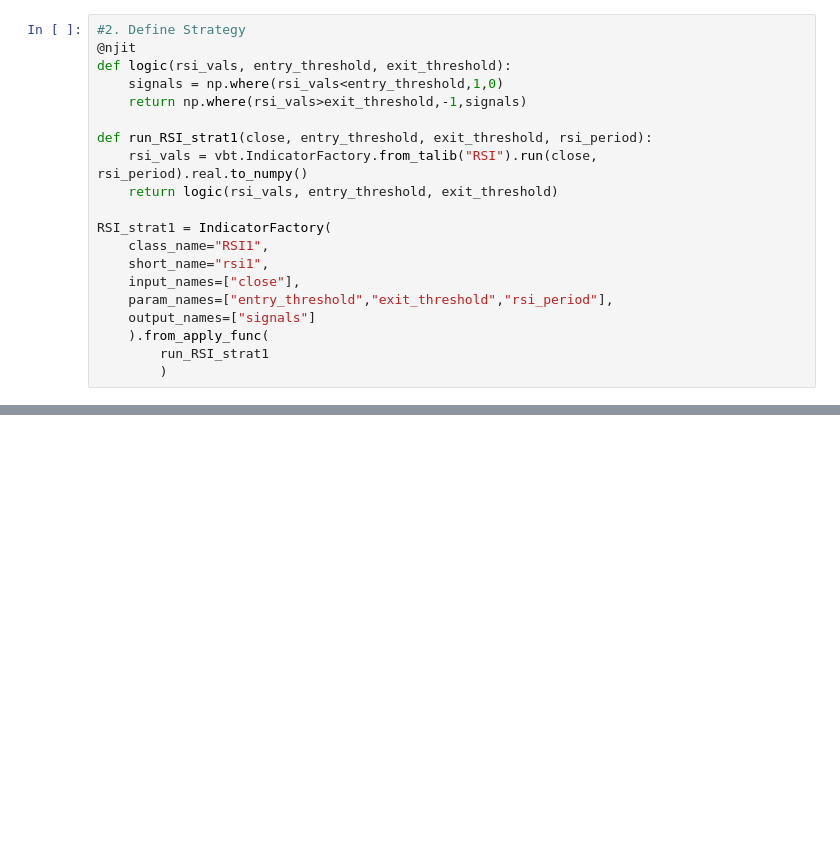
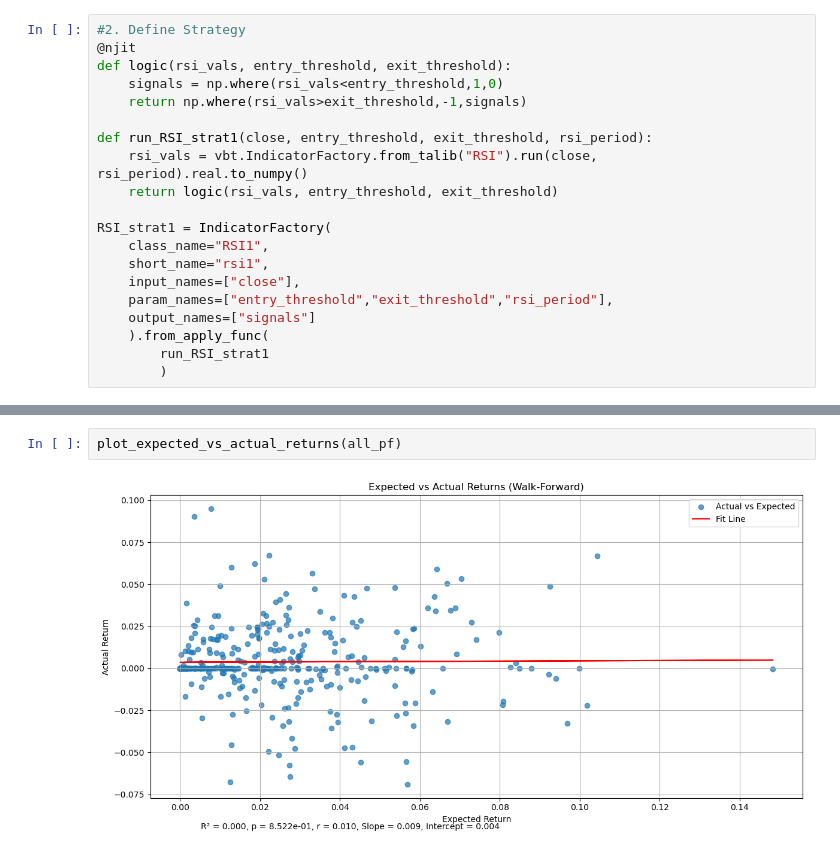
Before and after one commit to Code-For-3/Trading-for-Dummies, a Jupyter notebook: Promise this is final one/Test on NVidia & ema.ipynb, the cells around one changed output, grey strips where cells are left out. Drawn from its saved outputs; the diff is of its cells as text; blank space fills up the shorter version.

```diff
--- a/Promise this is final one/Test on NVidia & ema.ipynb
+++ b/Promise this is final one/Test on NVidia & ema.ipynb
@@ -360,0 +347,4 @@ plt.show()
+# %%
+plot_expected_vs_actual_returns(all_pf)
+# %% [output]
+[figure, added]
```
Also changed, not shown: parts of 22 cells of this notebook.
